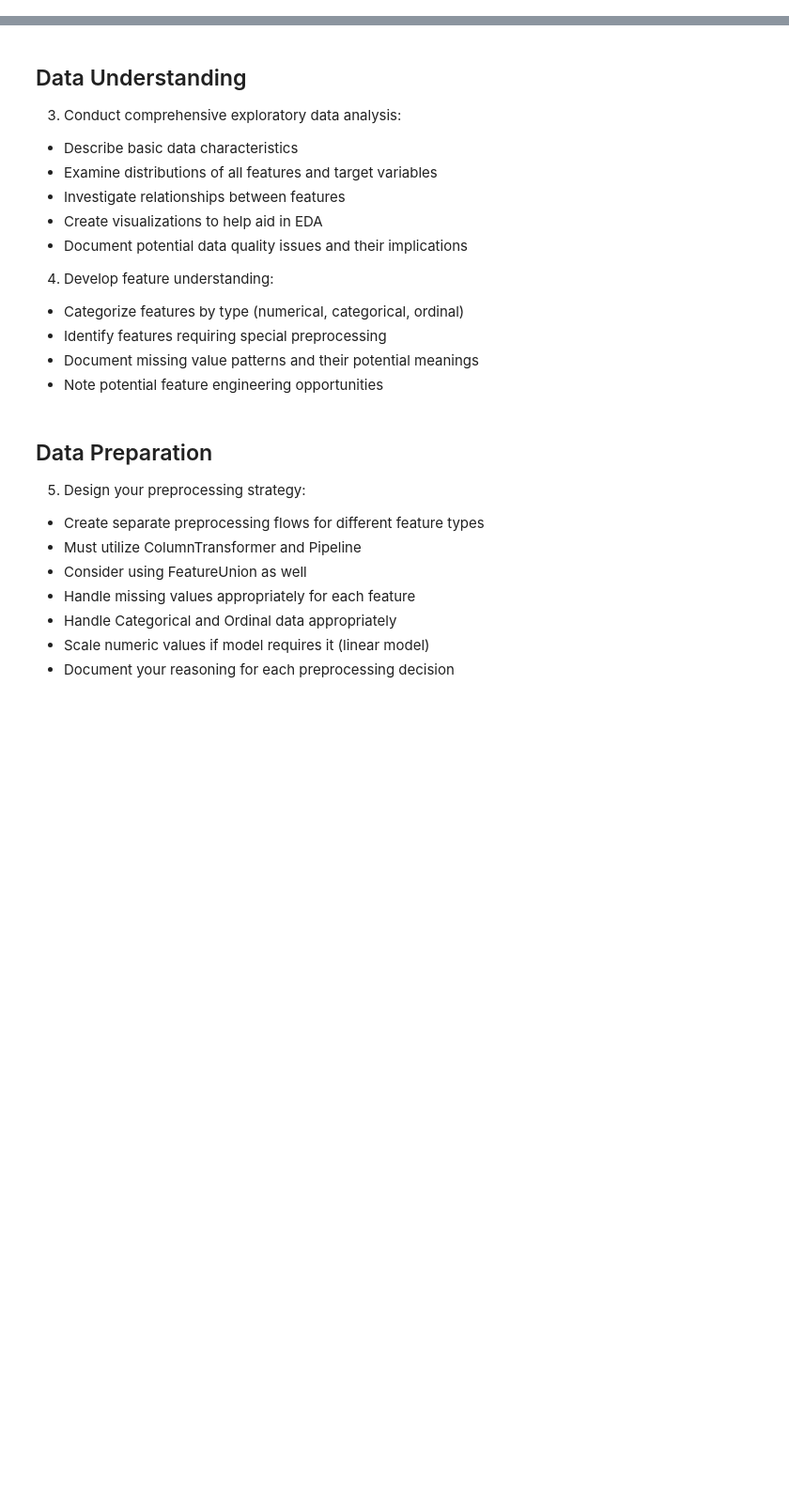
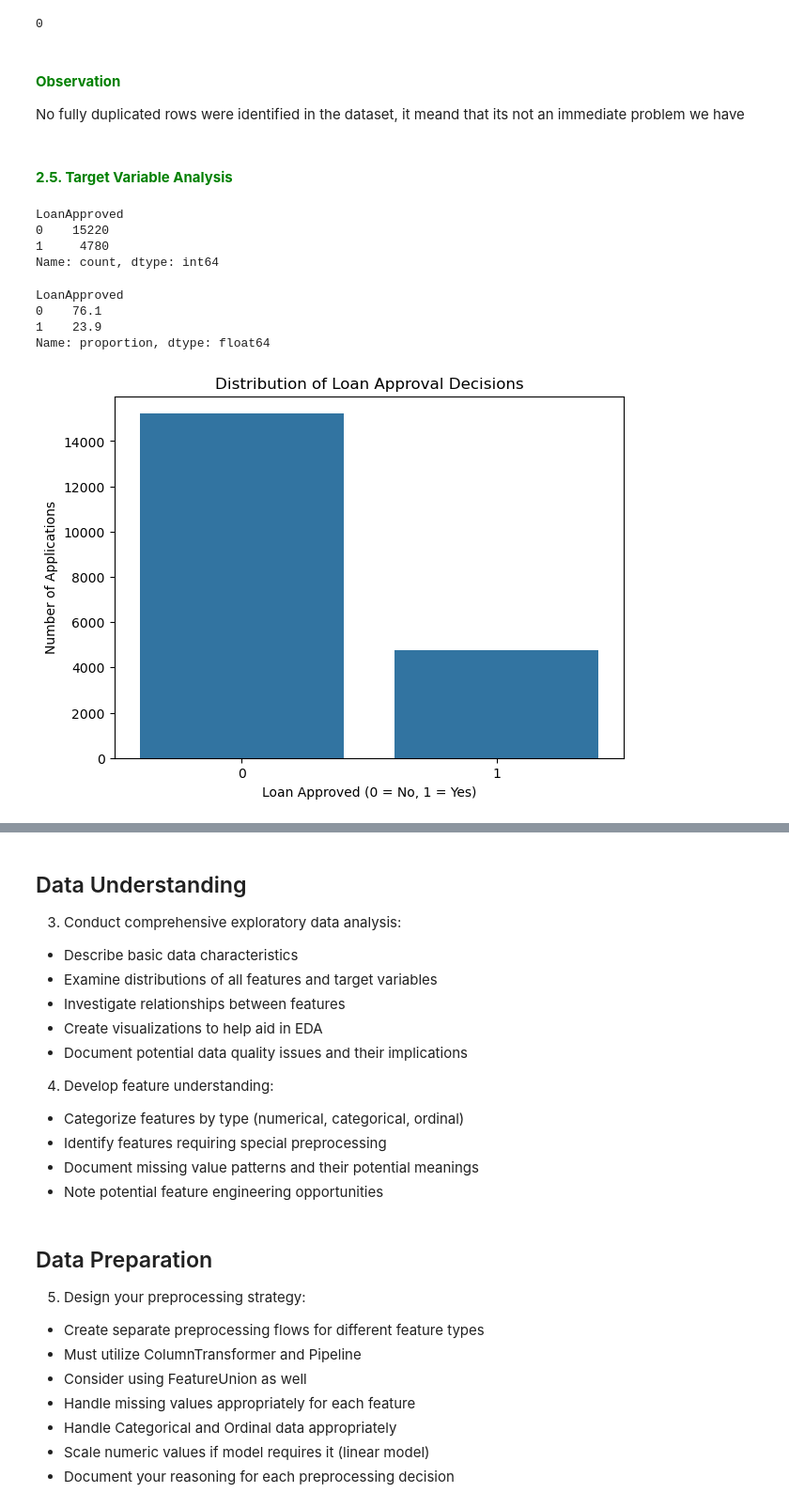
Before and after one commit to ngunjirikevin/financial-loan-risk-model, a Jupyter notebook: financial_loan_risk.ipynb, the cells around one changed output, grey strips where cells are left out. Shown at 94% size. Cells and saved outputs as stored; diff of their text form; code cells hidden in the pictures; blank space fills up the shorter version.

Commit message:
feat: add initial data understanding and data quality assessment

```diff
--- a/financial_loan_risk.ipynb
+++ b/financial_loan_risk.ipynb
@@ -39,0 +63,6 @@ A baseline model will also be established before developing more advanced models
+# %%
+# Loading in the data
+df = pd.read_csv("financial_loan_data.csv")
+
+# view the first few rows
+df.head()
@@ -39,0 +254,45 @@ A baseline model will also be established before developing more advanced models
+# %%
+# Check for duplicate observations
+df.duplicated().sum()
+# %% [output]
+0
+# %% [markdown]
+<h4 style= "color: #008000; text-align: left; font-weight: bold;">
+Observation
+</h4>
+
+No fully duplicated rows were identified in the dataset, it meand that its not an immediate problem we have
+# %% [markdown]
+<h4 style= "color: #008000; text-align: left; font-weight: bold;">
+2.5. Target Variable Analysis
+</h4>
+# %%
+# Target class counts
+df["LoanApproved"].value_counts()
+# %% [output]
+LoanApproved
+0    15220
+1     4780
+Name: count, dtype: int64
+# %%
+# Target class proportions
+df["LoanApproved"].value_counts(normalize=True) * 100
+# %% [output]
+LoanApproved
+0    76.1
+1    23.9
+Name: proportion, dtype: float64
+# %%
+# Visualization
+
+plt.figure(figsize=(7, 5))
+
+sns.countplot(data=df, x="LoanApproved")
+
+plt.title("Distribution of Loan Approval Decisions")
+plt.xlabel("Loan Approved (0 = No, 1 = Yes)")
+plt.ylabel("Number of Applications")
+
+plt.show()
+# %% [output]
+[figure, added]
```
Also changed, not shown: parts of 22 cells of this notebook.
